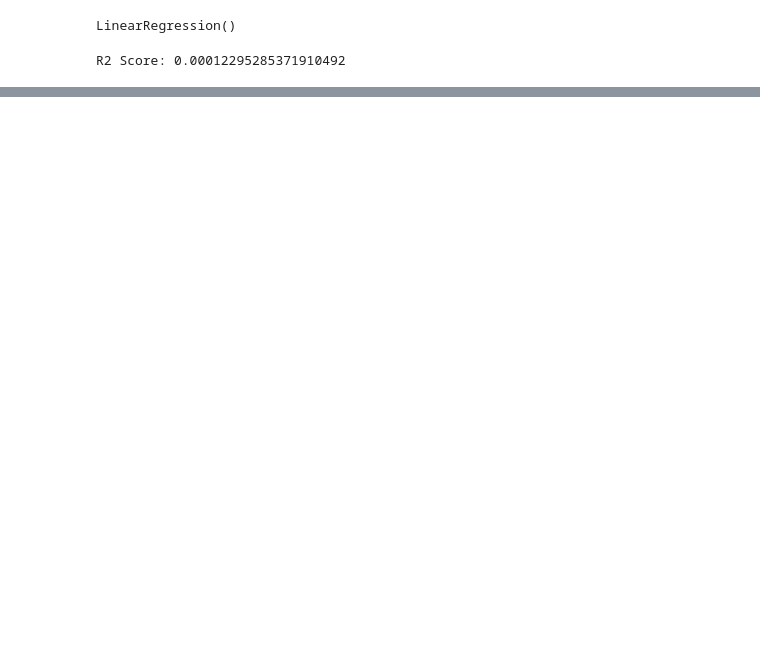
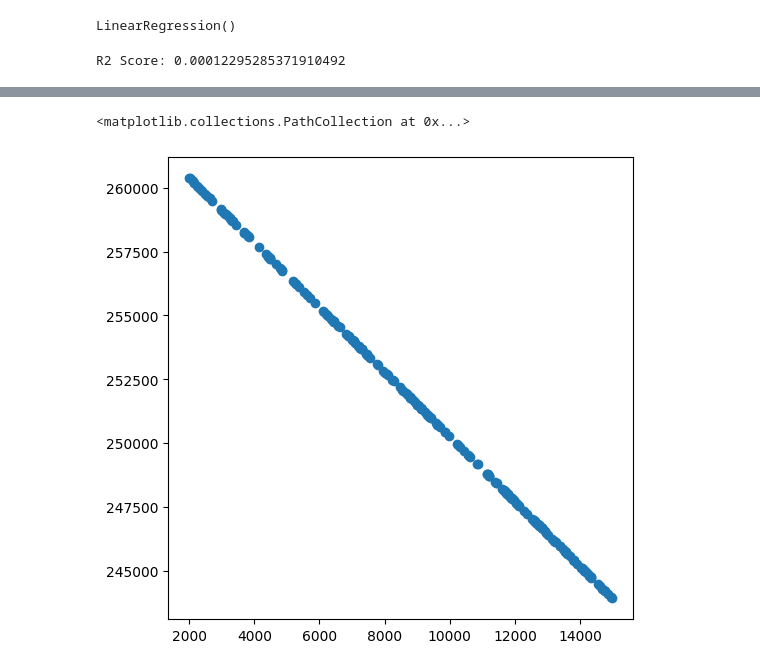
Before and after one commit to bhupendra17s/ML-learner, a Jupyter notebook: practice1.ipynb, the cells around one changed output, grey strips where cells are left out. Cells and saved outputs as stored; diff of their text form; code cells hidden in the pictures; blank space fills up the shorter version.

```diff
--- a/practice1.ipynb
+++ b/practice1.ipynb
@@ -75,0 +90,6 @@ Enter the area of the house: 500
+# %%
+plt.figure(figsize=(6,6))
+plt.scatter(X_test, y_pred)
+# %% [output]
+<matplotlib.collections.PathCollection at 0x...>
+[figure, added]
```
Also changed, not shown: parts of 7 cells of this notebook.
